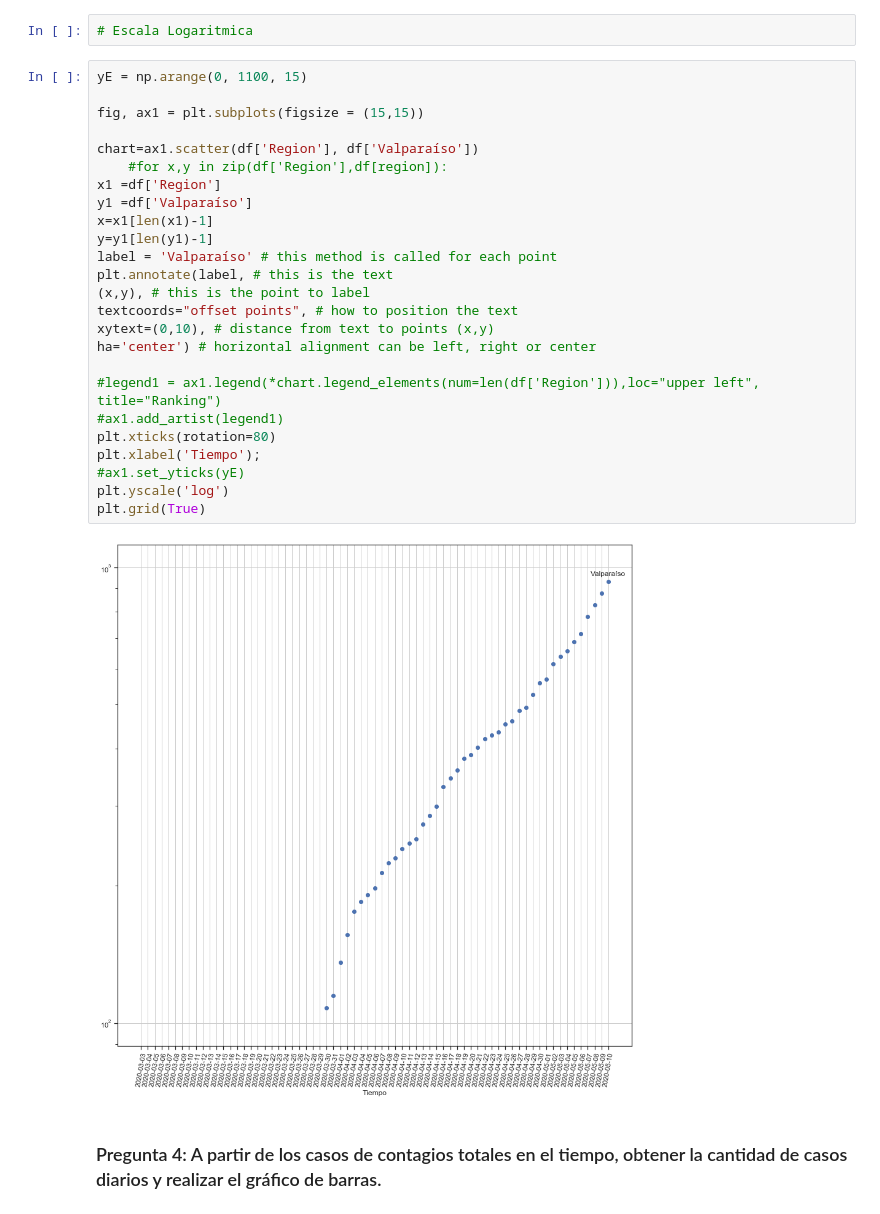
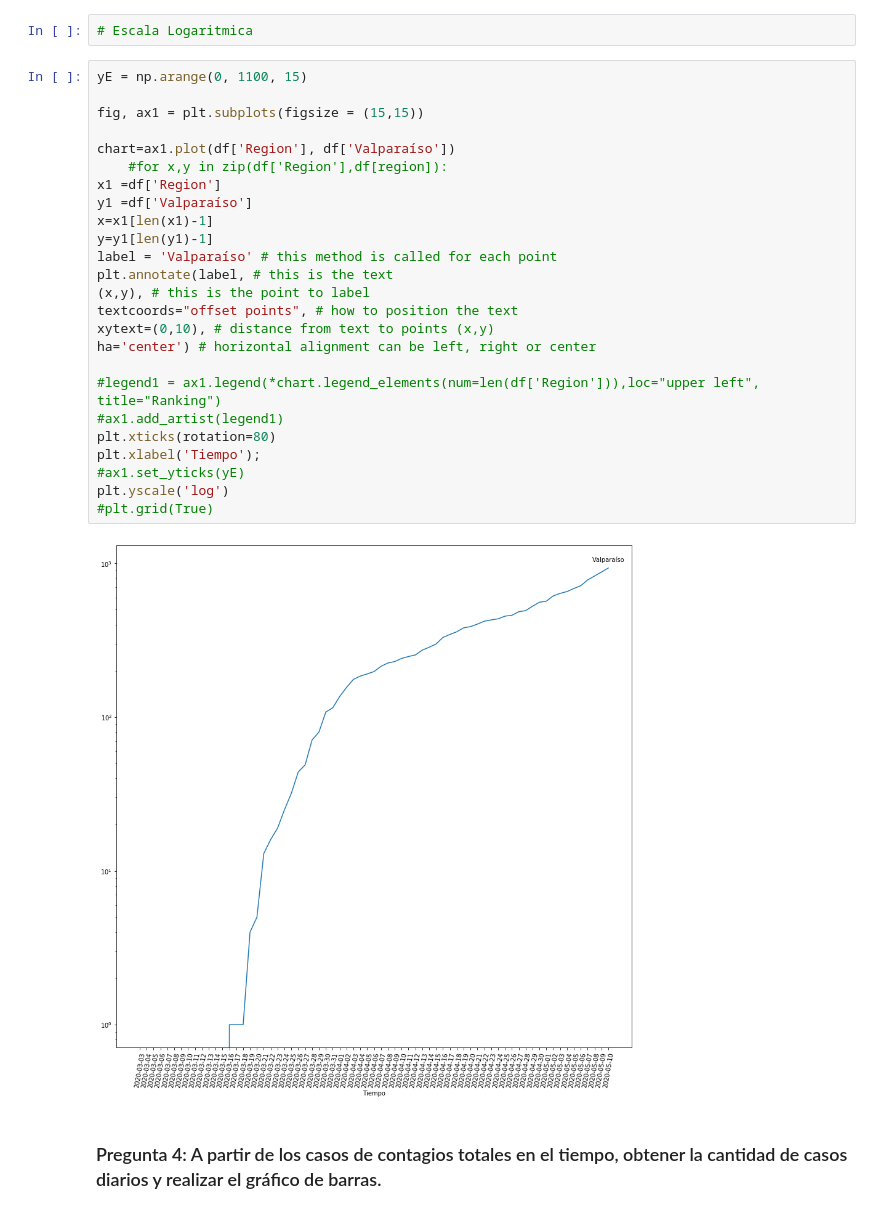
Before and after one commit to EdGoll/doctorado, a Jupyter notebook: Mineria_de_Datos/Taller_01/Taller_01.ipynb, the cells around one changed output. Drawn from its saved outputs; the diff is of its cells as text.

```diff
--- a/Mineria_de_Datos/Taller_01/Taller_01.ipynb
+++ b/Mineria_de_Datos/Taller_01/Taller_01.ipynb
@@ -255,29 +256,29 @@ plt.grid(True)
 # %%
 yE = np.arange(0, 1100, 15)
 
 fig, ax1 = plt.subplots(figsize = (15,15))
 
-chart=ax1.scatter(df['Region'], df['Valparaíso'])
+chart=ax1.plot(df['Region'], df['Valparaíso'])
     #for x,y in zip(df['Region'],df[region]):
 x1 =df['Region']
 y1 =df['Valparaíso']
 x=x1[len(x1)-1]
 y=y1[len(y1)-1]
 label = 'Valparaíso' # this method is called for each point
 plt.annotate(label, # this is the text
 (x,y), # this is the point to label
 textcoords="offset points", # how to position the text
 xytext=(0,10), # distance from text to points (x,y)
 ha='center') # horizontal alignment can be left, right or center
 
 #legend1 = ax1.legend(*chart.legend_elements(num=len(df['Region'])),loc="upper left", title="Ranking")
 #ax1.add_artist(legend1)
 plt.xticks(rotation=80)
 plt.xlabel('Tiempo');
 #ax1.set_yticks(yE)
 plt.yscale('log')
-plt.grid(True)
+#plt.grid(True)
 # %% [output]
-[figure, old version]
+[figure, new version]
 # %% [markdown]
 ### Pregunta 4: A partir de los casos de contagios totales en el tiempo, obtener la cantidad de casos diarios y realizar el gráfico de barras.
```
Also changed, not shown: parts of 7 cells of this notebook.
